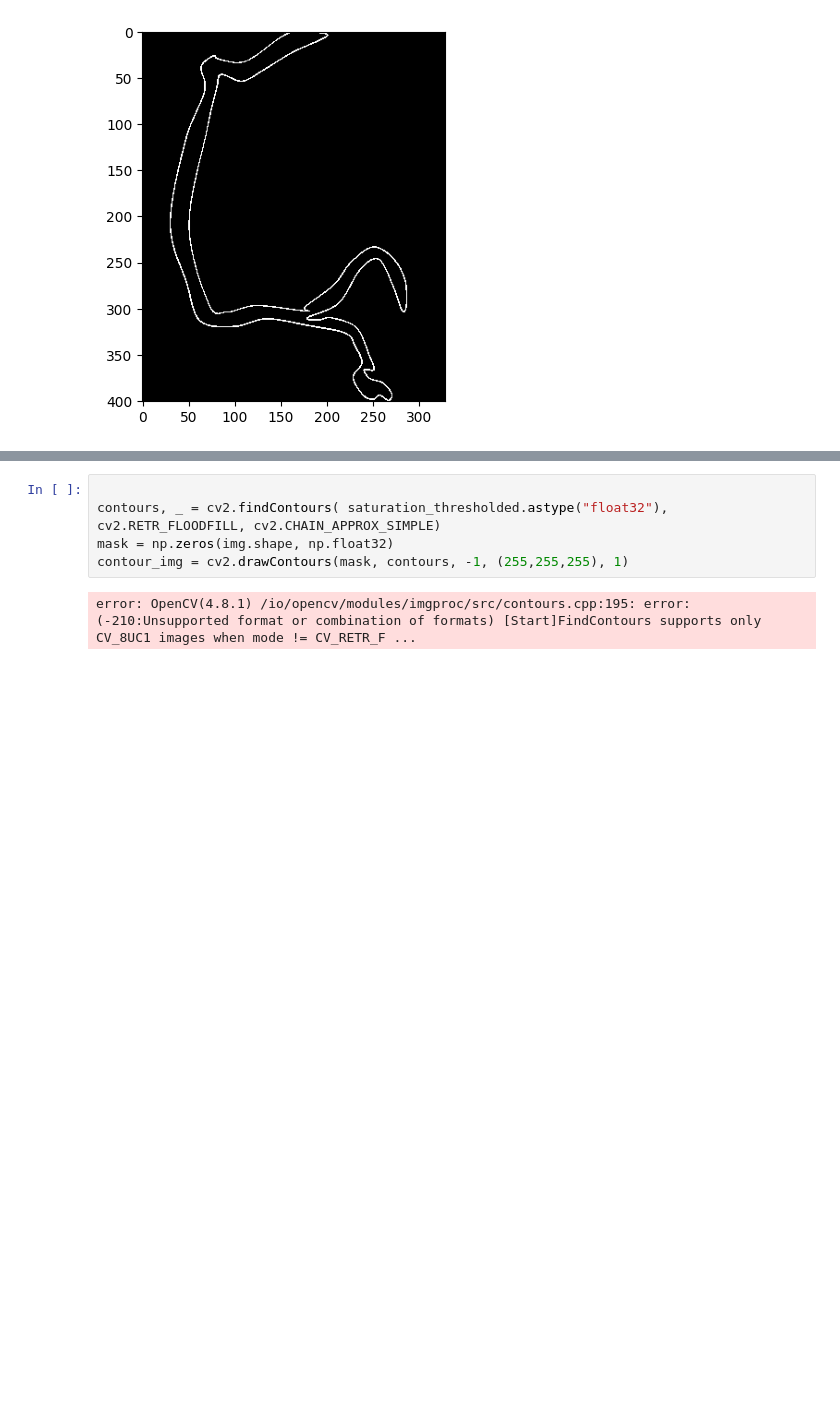
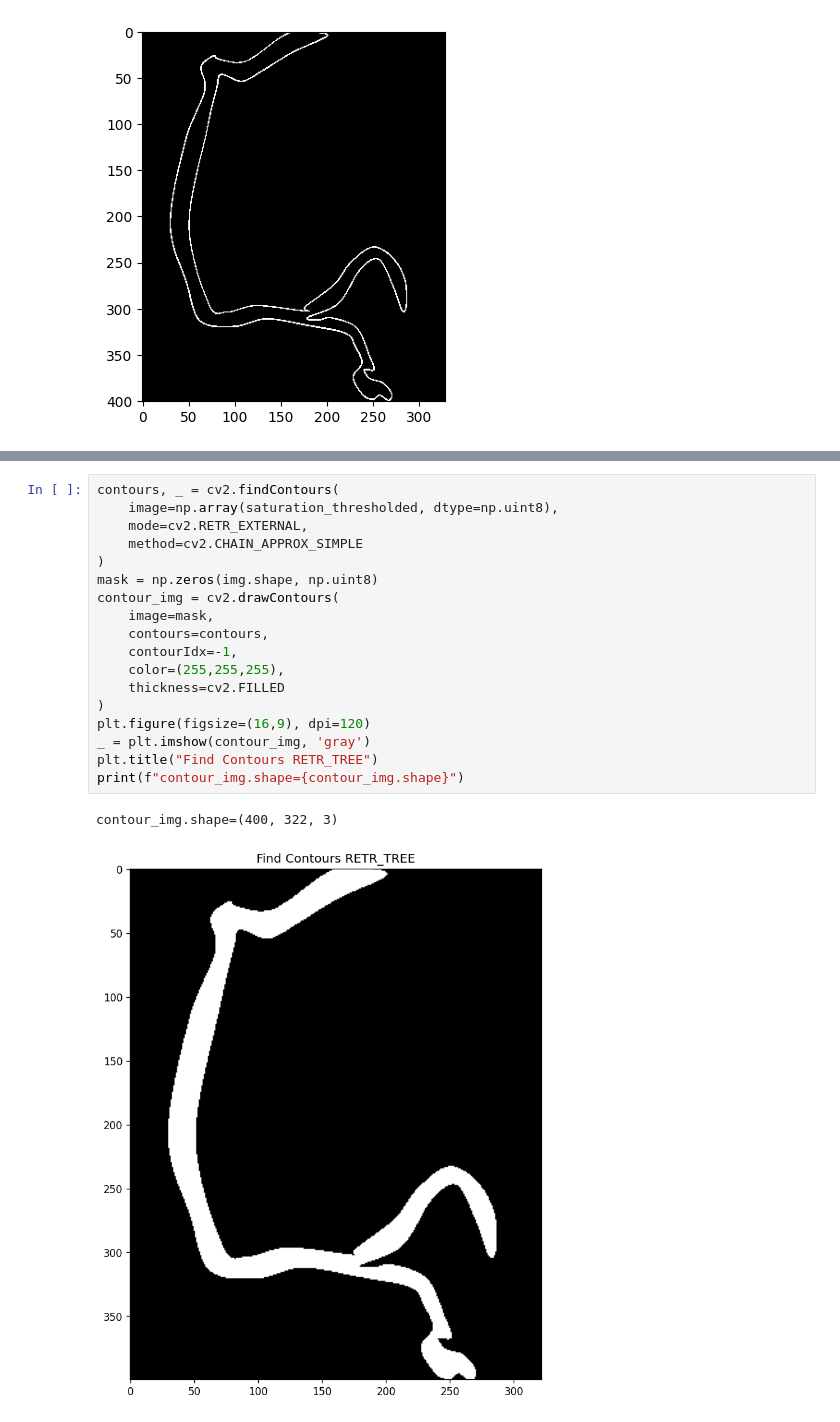
Before and after one commit to jbenshetler/vessel_segmentation, a Jupyter notebook: seg.ipynb, the cells around one changed output, grey strips where cells are left out. Saved outputs shown, nothing was run; the diff lists cells and outputs as text; blank space fills up the shorter version.

```diff
--- a/seg.ipynb
+++ b/seg.ipynb
@@ -109,7 +107,21 @@ contour_img.shape
 # %%
-
-contours, _ = cv2.findContours( saturation_thresholded.astype("float32"), cv2.RETR_FLOODFILL, cv2.CHAIN_APPROX_SIMPLE)
-mask = np.zeros(img.shape, np.float32)
-contour_img = cv2.drawContours(mask, contours, -1, (255,255,255), 1)
+contours, _ = cv2.findContours(
+    image=np.array(saturation_thresholded, dtype=np.uint8),
+    mode=cv2.RETR_EXTERNAL,
+    method=cv2.CHAIN_APPROX_SIMPLE
+)
+mask = np.zeros(img.shape, np.uint8)
+contour_img = cv2.drawContours(
+    image=mask,
+    contours=contours,
+    contourIdx=-1,
+    color=(255,255,255),
+    thickness=cv2.FILLED
+)
+plt.figure(figsize=(16,9), dpi=120)
+_ = plt.imshow(contour_img, 'gray')
+plt.title("Find Contours RETR_TREE")
+print(f"contour_img.shape={contour_img.shape}")
 # %% [output]
-error: OpenCV(4.8.1) /io/opencv/modules/imgproc/src/contours.cpp:195: error: (-210:Unsupported format or combination of formats) [Start]FindContours supports only CV_8UC1 images when mode != CV_RETR_F ...
+contour_img.shape=(400, 322, 3)
+[figure, added]
```
Also changed, not shown: parts of 4 cells of this notebook.
